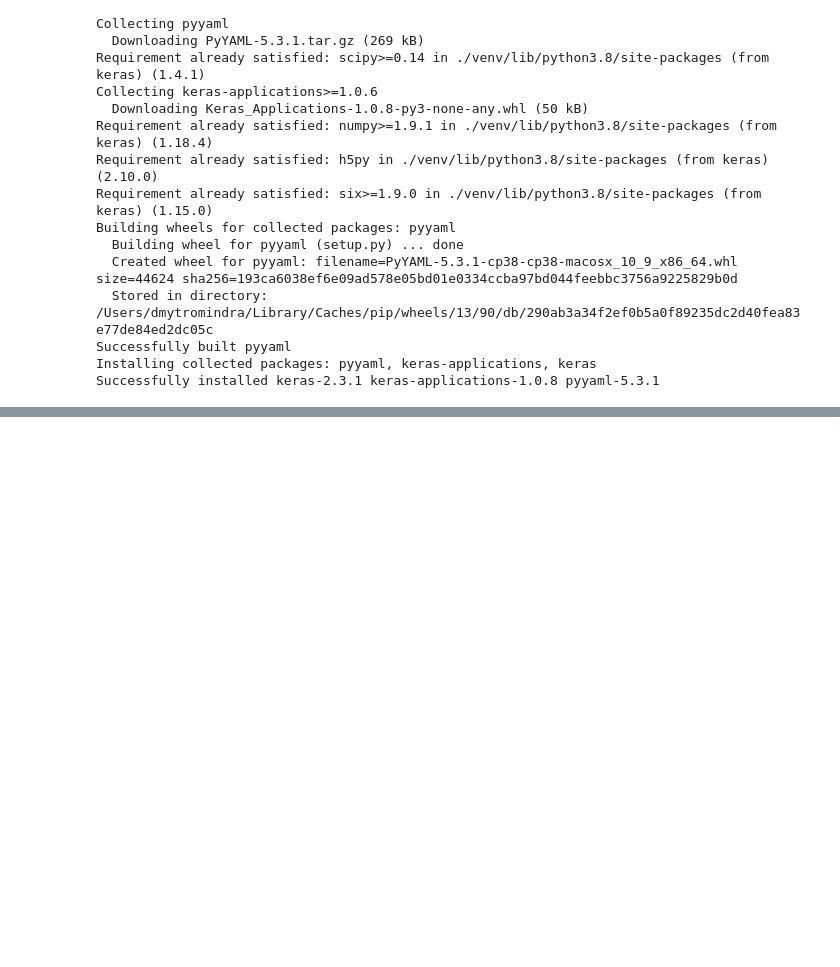
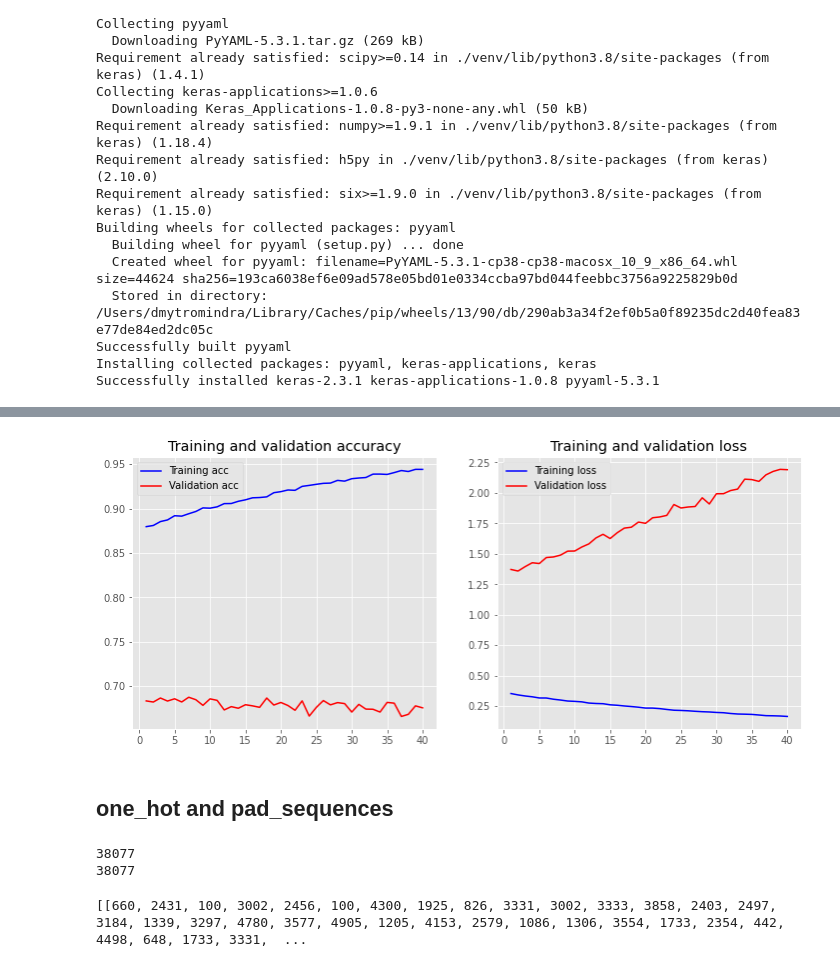
Before and after one commit to vseloved/prj-nlp-2020, a Jupyter notebook: students/DmytroMindra/11-nn/11-nn.ipynb, the cells around one changed output, grey strips where cells are left out. Drawn from its saved outputs; the diff is of its cells as text; code cells hidden in the pictures; blank space fills up the shorter version.

```diff
--- a/students/DmytroMindra/11-nn/11-nn.ipynb
+++ b/students/DmytroMindra/11-nn/11-nn.ipynb
@@ -510,0 +551,10 @@ Epoch 10/10
+# %%
+y_pred = estimator.predict(np.array(X_test))
+
+print("Accuracy:",metrics.accuracy_score(y_test, y_pred))
+loss, accuracy = estimator.model.evaluate(X_train, y_train, verbose=False)
+print("Training Accuracy: {:.4f}".format(accuracy))
+loss, accuracy = estimator.model.evaluate(X_test, y_test, verbose=False)
+print("Testing Accuracy:  {:.4f}".format(accuracy))
+
+print(classification_report(y_test, y_pred))
@@ -510,0 +600,28 @@ Epoch 10/10
+# %%
+import matplotlib.pyplot as plt
+plt.style.use('ggplot')
+
+def plot_history(history):
+    acc = history.history['accuracy']
+    val_acc = history.history['val_accuracy']
+    loss = history.history['loss']
+    val_loss = history.history['val_loss']
+    x = range(1, len(acc) + 1)
+
+    plt.figure(figsize=(12, 5))
+    plt.subplot(1, 2, 1)
+    plt.plot(x, acc, 'b', label='Training acc')
+    plt.plot(x, val_acc, 'r', label='Validation acc')
+    plt.title('Training and validation accuracy')
+    plt.legend()
+    plt.subplot(1, 2, 2)
+    plt.plot(x, loss, 'b', label='Training loss')
+    plt.plot(x, val_loss, 'r', label='Validation loss')
+    plt.title('Training and validation loss')
+    plt.legend()
+# %%
+history = estimator.model.fit(X_train, y_train,
+                    epochs=40,
+                    verbose=1,
+                    validation_data=(X_test, y_test),
+                    batch_size=10)
@@ -510,0 +646,6 @@ Epoch 10/10
+# %%
+plot_history(history)
+# %% [output]
+[figure, added]
+# %% [markdown]
+## one_hot and pad_sequences
@@ -510,0 +656,20 @@ Epoch 10/10
+# %%
+labels  = []
+documents = []
+
+for category in filtered_data:
+    for document in filtered_data[category]:
+        labels.append (category)
+        documents.append(document)
+
+print (len(labels))
+print (len(documents))
+# %% [output]
+38077
+38077
+# %%
+vocab_size = 5000
+encoded_docs = [one_hot(d, vocab_size) for d in documents]
+print(encoded_docs[:2])
+# %% [output]
+[[660, 2431, 100, 3002, 2456, 100, 4300, 1925, 826, 3331, 3002, 3333, 3858, 2403, 2497, 3184, 1339, 3297, 4780, 3577, 4905, 1205, 4153, 2579, 1086, 1306, 3554, 1733, 2354, 442, 4498, 648, 1733, 3331,  ...
```
Also changed, not shown: parts of 49 cells of this notebook.
